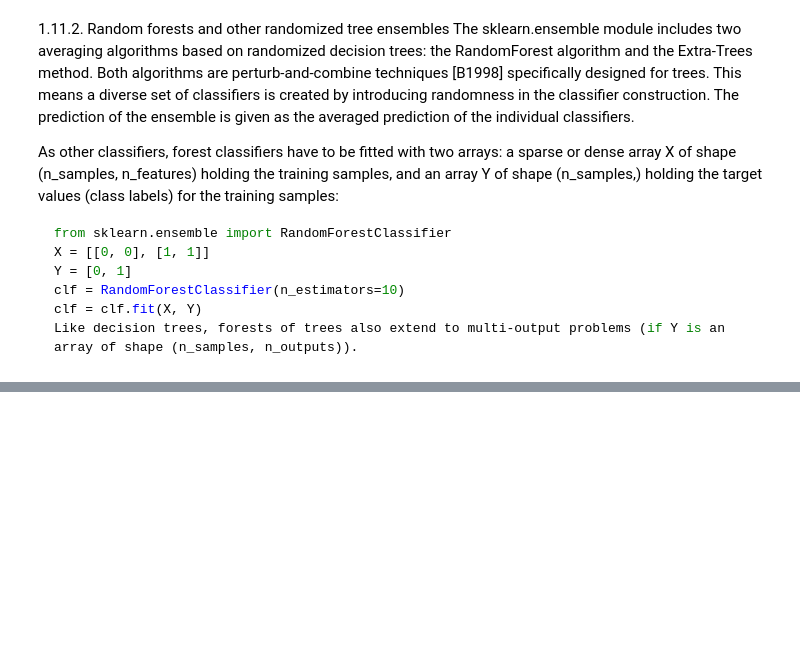
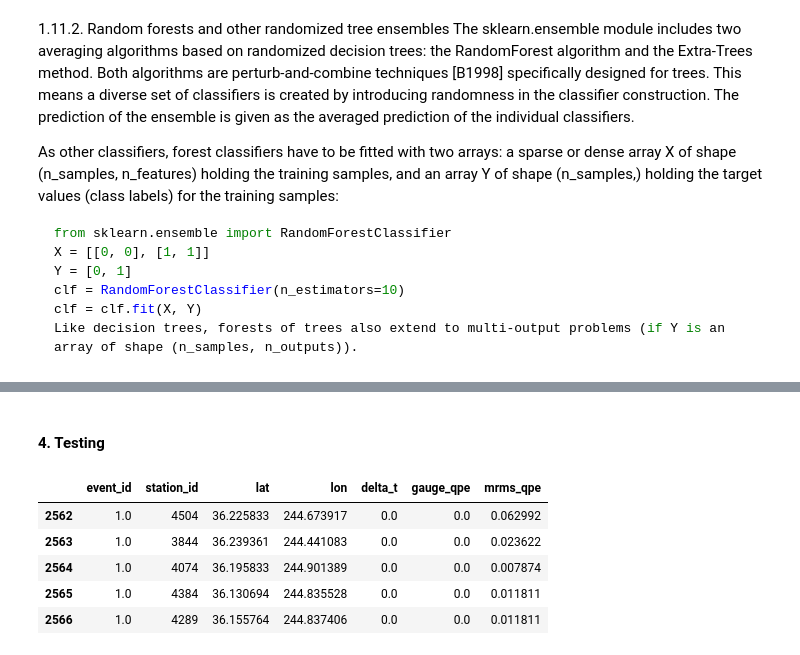
Before and after one commit to leharris3/ccrfcd-gauge-grids, a Jupyter notebook: notebooks/analysis.ipynb, the cells around one changed output, grey strips where cells are left out. Drawn from its saved outputs; the diff is of its cells as text; code cells hidden in the pictures; blank space fills up the shorter version.

````diff
--- a/notebooks/analysis.ipynb
+++ b/notebooks/analysis.ipynb
@@ -16,7 +16,7 @@ from glob import glob
 from datetime import datetime
 
 
-ALL_EVENTS_DF = "/playpen/mufan/levi/tianlong-chen-lab/nws-lv-precip-forecasting/ccrfcd-gauge-grids/data/events/2021-01-01_2025-07-25_all_events.csv"
+ALL_EVENTS_DF = "/Users/leviharris/Desktop/ccrfcd-gauge-grids/data/events/2021-01-01_2025-07-25_all_events.csv"
 # %% [markdown]
 ### 1. Whole-Dataset Analysis
 # %%
@@ -353,6 +348,6 @@ clf = clf.fit(X, Y)
 Like decision trees, forests of trees also extend to multi-output problems (if Y is an array of shape (n_samples, n_outputs)).
 ```
 # %%
-df_rain_events_for_ml = df_rain_events.copy().drop("event_time")
-df_rain_events_for_ml
+df_rain_events_for_ml = df_rain_events.drop("event_time", axis=1)
+df_rain_events_for_ml.head()
 # %% [output]
@@ -375,0 +360,21 @@ df_rain_events
+# %%
+# TODO: make less slow...
+# add delta_t values: time elapsed in minutes since the start of an event
+
+delta_ts = []
+seen_ids = {}
+
+for row in df_rain_events_for_ml.iterrows():
+
+    data = row[1]
+    eid  = int(data.event_id)
+    if eid not in seen_ids:
+        seen_ids[eid] = data.start_time
+
+    curr_time  = data.start_time
+    start_time = seen_ids[eid]
+    td         = (curr_time - start_time).total_seconds() / 60
+    delta_ts.append(td)
+# %%
+df_rain_events_for_ml['delta_t'] = delta_ts
+df_rain_events_for_ml.head()
@@ -375,0 +388,12 @@ df_rain_events
+# %% [markdown]
+#### 4. Testing
+# %%
+test_df = df_rain_events_for_ml.copy()[['event_id', 'station_id', 'lat', 'lon', 'delta_t', 'gauge_qpe', 'mrms_qpe']]
+test_df.head()
+# %% [output]
+|  | event_id | station_id | lat | lon | delta_t | gauge_qpe | mrms_qpe |
+| 2562 | 1.0 | 4504 | 36.225833 | 244.673917 | 0.0 | 0.0 | 0.062992 |
+| 2563 | 1.0 | 3844 | 36.239361 | 244.441083 | 0.0 | 0.0 | 0.023622 |
+| 2564 | 1.0 | 4074 | 36.195833 | 244.901389 | 0.0 | 0.0 | 0.007874 |
+| 2565 | 1.0 | 4384 | 36.130694 | 244.835528 | 0.0 | 0.0 | 0.011811 |
+| 2566 | 1.0 | 4289 | 36.155764 | 244.837406 | 0.0 | 0.0 | 0.011811 |
````
Also changed, not shown: parts of 9 cells of this notebook.
